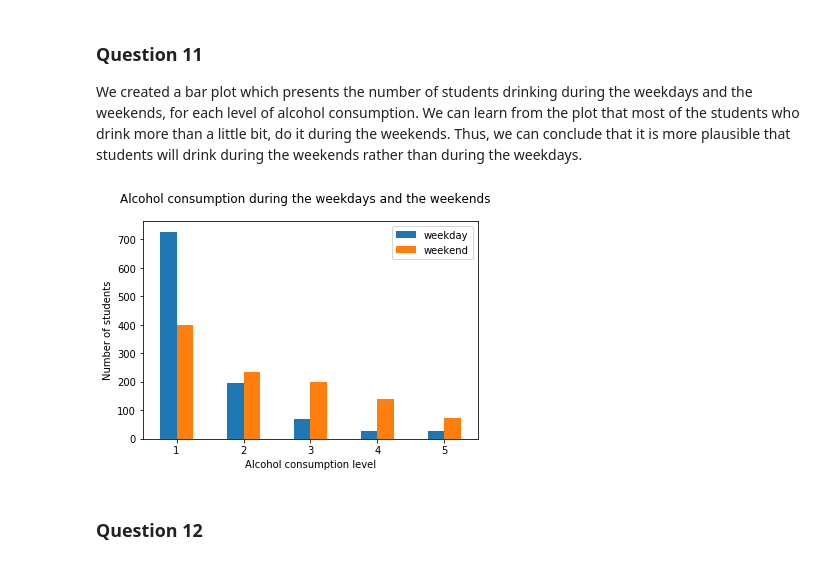
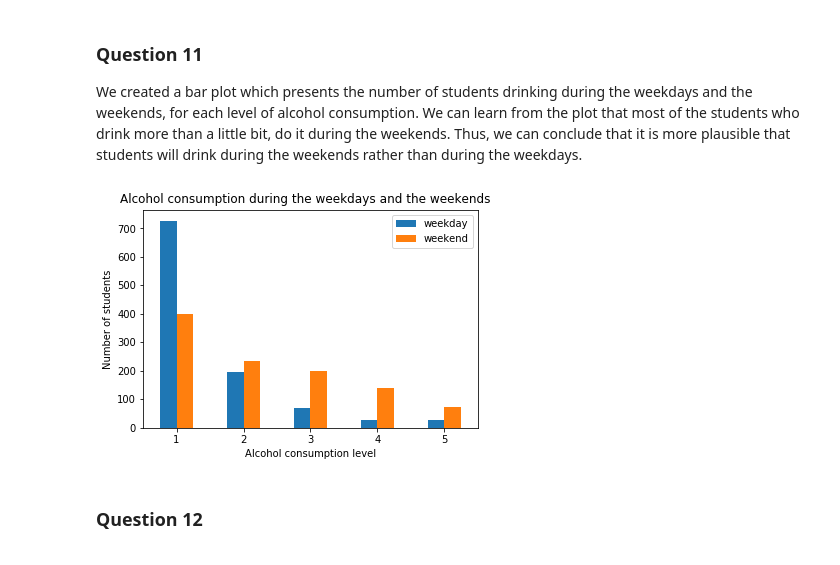
Before and after one commit to dvir019/Introduction_to_Data_Analysis-HW2, a Jupyter notebook: HW2_212234637_324270883.ipynb, the cells around one changed output. Saved outputs shown, nothing was run; the diff lists cells and outputs as text; code cells hidden in the pictures.

```diff
--- a/HW2_212234637_324270883.ipynb
+++ b/HW2_212234637_324270883.ipynb
@@ -111,35 +111,62 @@ plt.show()
 We created a bar plot which presents the number of students drinking during the weekdays and the weekends, for each level of alcohol consumption.
 We can learn from the plot that most of the students who drink more than a little bit, do it during the weekends. Thus, we can conclude that it is more plausible that students will drink during the weekends rather than during the weekdays.
 # %%
+# # Create dataframe for the weekdays
+# df_gb_dalc = hw_df.groupby('Dalc', as_index=False)
+# weekday_alcohol_df = df_gb_dalc.count()[['Dalc', 'school']].rename(columns={'Dalc':'consumption', 'school':'weekday'})
+
+# # Create dataframe for the weekendss
+# df_gb_walc = hw_df.groupby('Walc', as_index=False)
+# weekend_alcohol_df = df_gb_walc.count()[['Walc', 'school']].rename(columns={'Walc':'consumption', 'school':'weekend'})
+
+# # Merge the dataframes
+# alcohol_df = weekday_alcohol_df.merge(weekend_alcohol_df, on='consumption')
+
+# # Crate the plot
+# fig, axs = plt.subplots()
+# alcohol_df.plot(kind='bar', x='consumption', y=['weekday', 'weekend'], ax = axs)
+
+# # Rotate the tick marks in the x axis
+# axs.tick_params('x',labelrotation=0)
+
+# # Set the lables of the axes
+# plt.xlabel('Alcohol consumption level')
+# plt.ylabel('Number of students')
+
+# # Add a title
+# fig.suptitle("Alcohol consumption during the weekdays and the weekends", y=0.94)
+
+# # Show the plot
+# plt.show()
+
 # Create dataframe for the weekdays
-df_gb_dalc = hw_df.groupby('Dalc', as_index=False)
-weekday_alcohol_df = df_gb_dalc.count()[['Dalc', 'school']].rename(columns={'Dalc':'consumption', 'school':'weekday'})
+weekday_alcohol = hw_df['Dalc']
+weekday_alcohol_count = weekday_alcohol.value_counts()
 
 # Create dataframe for the weekendss
-df_gb_walc = hw_df.groupby('Walc', as_index=False)
-weekend_alcohol_df = df_gb_walc.count()[['Walc', 'school']].rename(columns={'Walc':'consumption', 'school':'weekend'})
+weekend_alcohol = hw_df['Walc']
+weekend_alcohol_count = weekend_alcohol.value_counts()
 
 # Merge the dataframes
-alcohol_df = weekday_alcohol_df.merge(weekend_alcohol_df, on='consumption')
+alcohol_df = pd.DataFrame({'alcohol': [1,2,3,4,5], 'weekday': weekday_alcohol_count, 'weekend':weekend_alcohol_count})
 
-# Crate the plot
 fig, axs = plt.subplots()
-alcohol_df.plot(kind='bar', x='consumption', y=['weekday', 'weekend'], ax = axs)
+alcohol_df.plot(kind='bar', x='alcohol', y=['weekday', 'weekend'], ax = axs)
 
 # Rotate the tick marks in the x axis
 axs.tick_params('x',labelrotation=0)
 
 # Set the lables of the axes
 plt.xlabel('Alcohol consumption level')
 plt.ylabel('Number of students')
 
 # Add a title
-fig.suptitle("Alcohol consumption during the weekdays and the weekends")
+fig.suptitle("Alcohol consumption during the weekdays and the weekends", y=0.94)
 
 # Show the plot
 plt.show()
 # %% [output]
-[figure, old version]
+[figure, new version]
 # %% [markdown]
 ### Question 12
 # %% [markdown]
```
Also changed, not shown: parts of 2 cells of this notebook.
